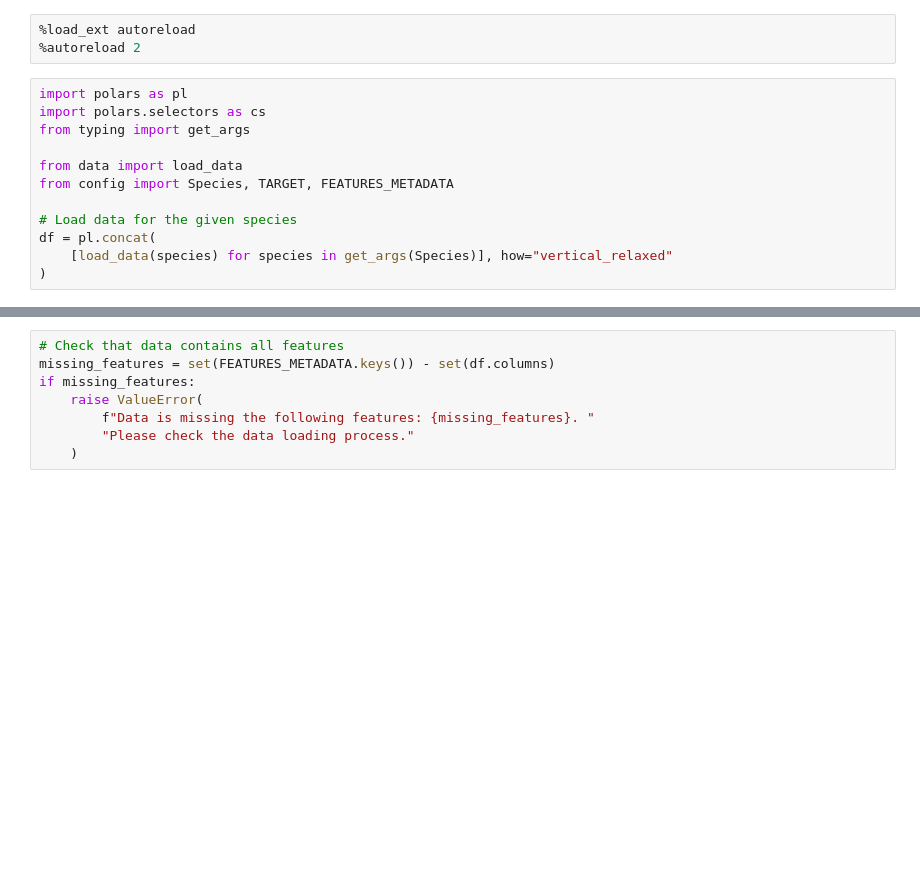
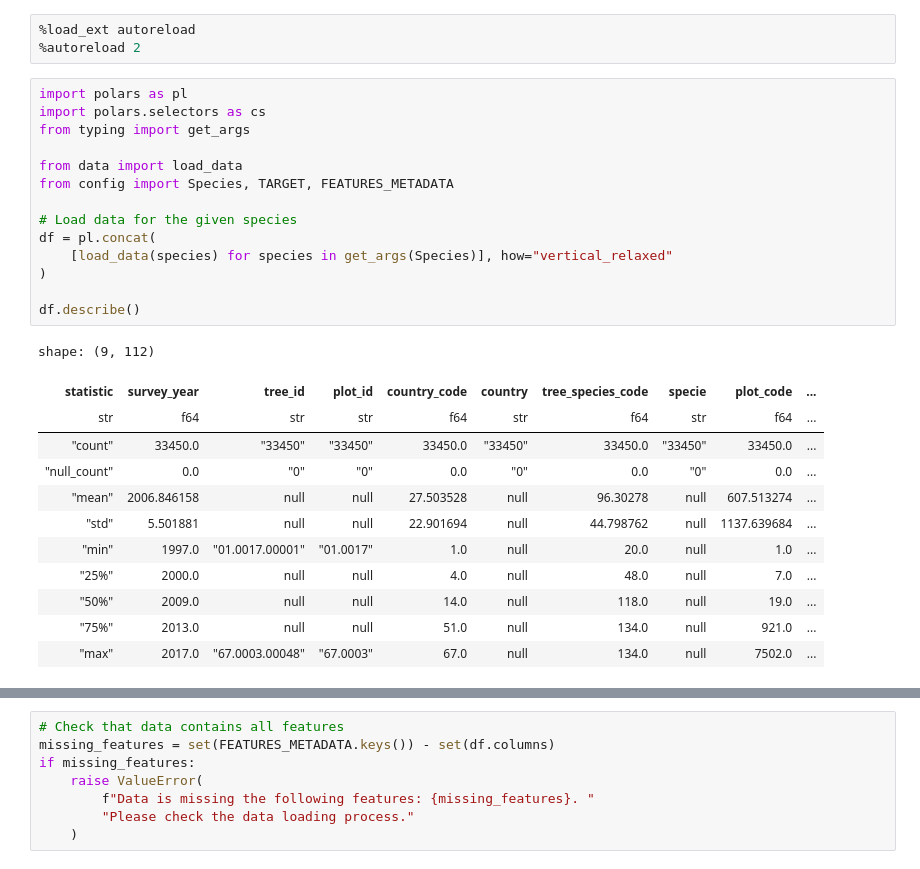
Before and after one commit to simlab-vs/icp-forest-xai, a Jupyter notebook: 01-explore.ipynb, the cells around one changed output, grey strips where cells are left out. Saved outputs shown, nothing was run; the diff lists cells and outputs as text; blank space fills up the shorter version.

```diff
--- a/01-explore.ipynb
+++ b/01-explore.ipynb
@@ -4,15 +4,30 @@
 # %%
 import polars as pl
 import polars.selectors as cs
 from typing import get_args
 
 from data import load_data
 from config import Species, TARGET, FEATURES_METADATA
 
 # Load data for the given species
 df = pl.concat(
     [load_data(species) for species in get_args(Species)], how="vertical_relaxed"
 )
+
+df.describe()
+# %% [output]
+shape: (9, 112)
+| statistic | survey_year | tree_id | plot_id | country_code | country | tree_species_code | specie | plot_code | ... |
+| str | f64 | str | str | f64 | str | f64 | str | f64 | ... |
+| "count" | 33450.0 | "33450" | "33450" | 33450.0 | "33450" | 33450.0 | "33450" | 33450.0 | ... |
+| "null_count" | 0.0 | "0" | "0" | 0.0 | "0" | 0.0 | "0" | 0.0 | ... |
+| "mean" | 2006.846158 | null | null | 27.503528 | null | 96.30278 | null | 607.513274 | ... |
+| "std" | 5.501881 | null | null | 22.901694 | null | 44.798762 | null | 1137.639684 | ... |
+| "min" | 1997.0 | "01.0017.00001" | "01.0017" | 1.0 | null | 20.0 | null | 1.0 | ... |
+| "25%" | 2000.0 | null | null | 4.0 | null | 48.0 | null | 7.0 | ... |
+| "50%" | 2009.0 | null | null | 14.0 | null | 118.0 | null | 19.0 | ... |
+| "75%" | 2013.0 | null | null | 51.0 | null | 134.0 | null | 921.0 | ... |
+| "max" | 2017.0 | "67.0003.00048" | "67.0003" | 67.0 | null | 134.0 | null | 7502.0 | ... |
 # %%
 # Total number of rows and rows with defoliation / soil solution data
 print("Number of rows in total:", df.height)
```
Also changed, not shown: parts of 11 cells of this notebook, 17 other files.
